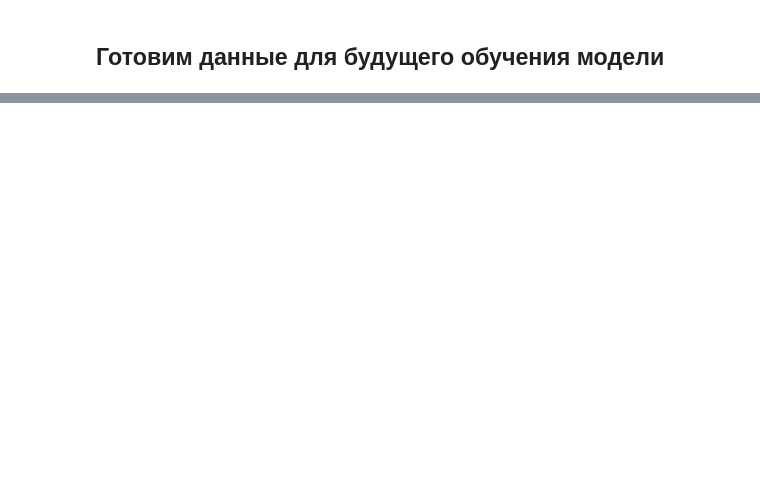
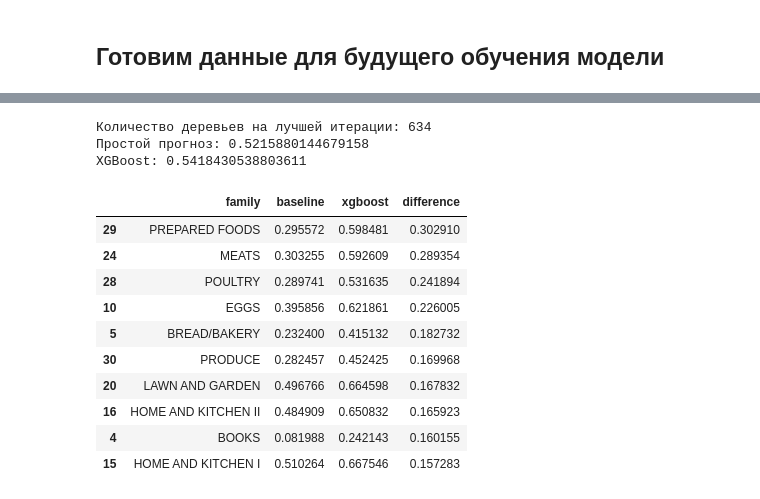
Before and after one commit to TeGPro/store-sales-forecast, a Jupyter notebook: research.ipynb, the cells around one changed output, grey strips where cells are left out. Drawn from its saved outputs; the diff is of its cells as text; code cells hidden in the pictures; blank space fills up the shorter version.

```diff
--- a/research.ipynb
+++ b/research.ipynb
@@ -165,5 +163,6 @@ df_oil.describe()
 df_oil = df_oil.sort_values('date')
 df_oil = df_oil.set_index('date')
 df_oil['dcoilwtico'] = df_oil['dcoilwtico'].interpolate(method='time')
+df_oil = df_oil.reset_index()
 # %%
 plt.figure(figsize=(10,6))
@@ -582,0 +661,67 @@ This warning will only be shown once.
+# %%
+model_xgboost.set_params(device='cpu')
+
+predictions_log = model_xgboost.predict(x_valid_encoded)
+predictions = np.expm1(predictions_log)
+
+predictions = np.maximum(predictions, 0)
+
+model_score = root_mean_squared_log_error(
+    y_valid,
+    predictions
+)
+
+print('Количество деревьев на лучшей итерации:',
+      model_xgboost.best_iteration + 1)
+print('Простой прогноз:', baseline_score)
+print('XGBoost:', model_score)
+# %% [output]
+Количество деревьев на лучшей итерации: 634
+Простой прогноз: 0.5215880144679158
+XGBoost: 0.5418430538803611
+# %%
+model_predictions = df_valid[['id']].copy()
+model_predictions['xgboost_prediction'] = predictions
+
+comparison = pd.merge(
+    baseline_valid[['id', 'family', 'sales', 'prediction']],
+    model_predictions,
+    how='left',
+    on='id',
+    validate='one_to_one'
+)
+
+results = []
+
+for family, part in comparison.groupby('family'):
+    simple_score = root_mean_squared_log_error(
+        part['sales'], part['prediction']
+    )
+    xgboost_score = root_mean_squared_log_error(
+        part['sales'], part['xgboost_prediction']
+    )
+
+    results.append({
+        'family': family,
+        'baseline': simple_score,
+        'xgboost': xgboost_score,
+        'difference': xgboost_score - simple_score
+    })
+
+family_scores = pd.DataFrame(results)
+
+family_scores.sort_values(
+    'difference', ascending=False
+).head(10)
+# %% [output]
+|  | family | baseline | xgboost | difference |
+| 29 | PREPARED FOODS | 0.295572 | 0.598481 | 0.302910 |
+| 24 | MEATS | 0.303255 | 0.592609 | 0.289354 |
+| 28 | POULTRY | 0.289741 | 0.531635 | 0.241894 |
+| 10 | EGGS | 0.395856 | 0.621861 | 0.226005 |
+| 5 | BREAD/BAKERY | 0.232400 | 0.415132 | 0.182732 |
+| 30 | PRODUCE | 0.282457 | 0.452425 | 0.169968 |
+| 20 | LAWN AND GARDEN | 0.496766 | 0.664598 | 0.167832 |
+| 16 | HOME AND KITCHEN II | 0.484909 | 0.650832 | 0.165923 |
+| 4 | BOOKS | 0.081988 | 0.242143 | 0.160155 |
+| 15 | HOME AND KITCHEN I | 0.510264 | 0.667546 | 0.157283 |
```
Also changed, not shown: parts of 49 cells of this notebook.
